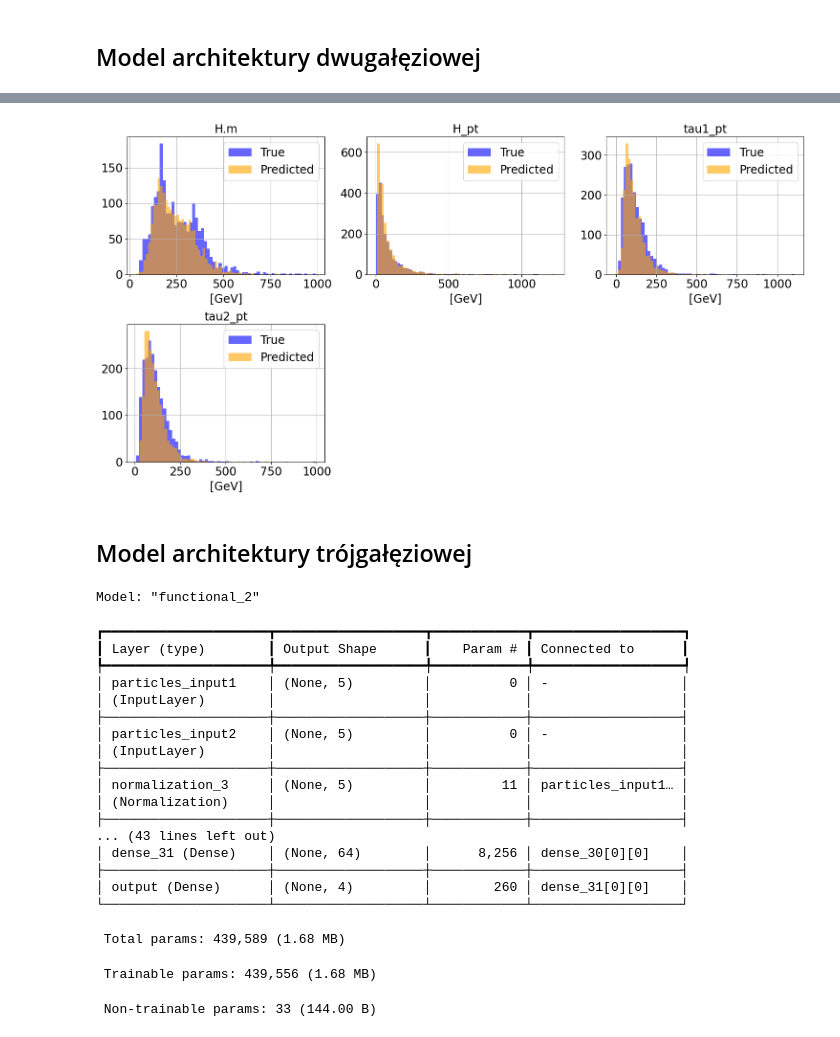
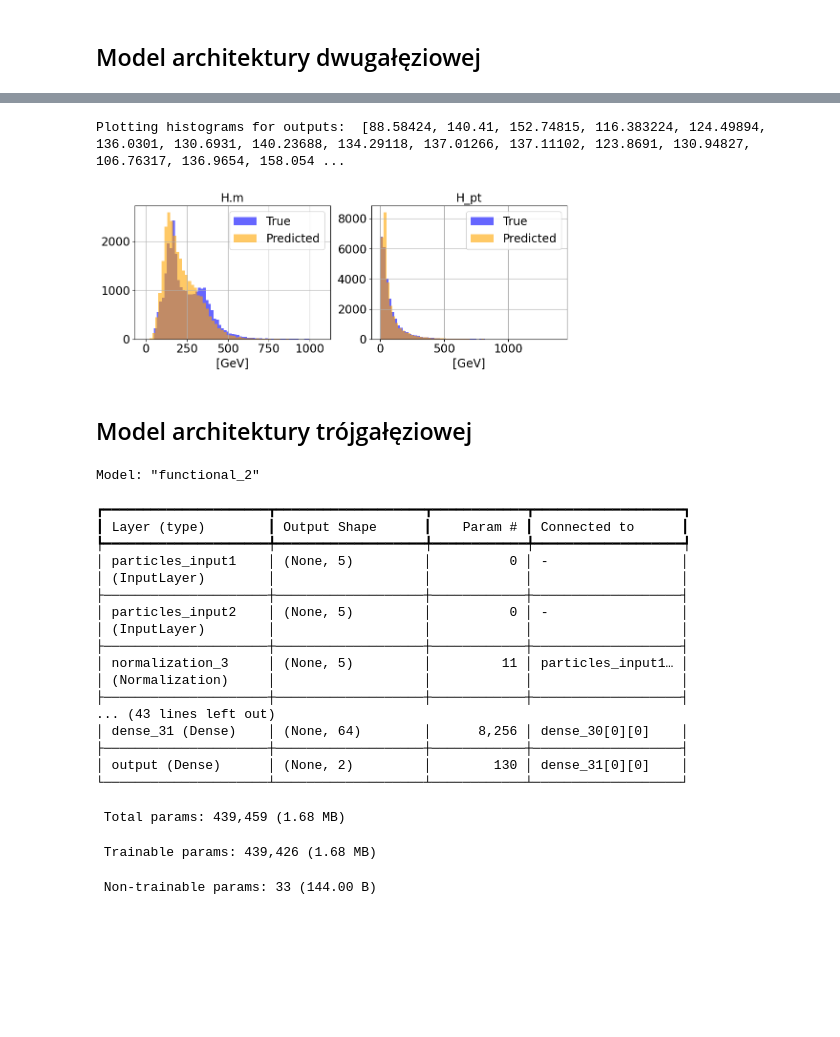
Before and after one commit to jpkusmiersk/Uczenie_maszynowe_2, a Jupyter notebook: projekt/final_project_2.ipynb, the cells around one changed output, grey strips where cells are left out. Cells and saved outputs as stored; diff of their text form; code cells hidden in the pictures; blank space fills up the shorter version.

```diff
--- a/projekt/final_project_2.ipynb
+++ b/projekt/final_project_2.ipynb
@@ -101,6 +101,9 @@ output_targets = [
 
 
 output_targets = ['H.m', 'H_pt','tau1_pt','tau2_pt']
+
+
+output_targets = ['H.m', 'H_pt']
 # %%
 features = df[input_features].astype('float32').values
 labels = df[output_targets].astype('float32').values
@@ -121,6 +124,7 @@ I0000 00:00:1749148904.538396 14980770 pluggable_device_factory.cc:271] Created
 nStepsPerEpoch = project.nStepsPerEpoch
 batchSize = project.batchSize
 output_shape = len(output_targets)
+buffor_size = project.buffor_size
 
 minval = 5.0
 maxval = 55.0
@@ -216,6 +220,6 @@ Model: "FC_regression_model"
  Non-trainable params: 31 (128.00 B)
 # %%
-total_dataset = dataset_train.shuffle(2048).cache()
+total_dataset = dataset_train.shuffle(buffor_size).cache()
 val_batches = total_dataset.take(128)
 train_batches = total_dataset.skip(128)
 
@@ -262,7 +267,7 @@ project.plot_all_labels(model_fc, val_batches, output_targets)
 dataset_train_test = dataset_train.unbatch()
 dataset_split = dataset_train_test.map(project.split_inputs).batch(batchSize).cache()
 
-total_dataset = dataset_split.shuffle(2048).cache()
+total_dataset = dataset_split.shuffle(buffor_size).cache()
 val_batches = total_dataset.take(128)
 train_batches = total_dataset.skip(128)
 # %%
@@ -372,7 +376,8 @@ project.true_vs_predict_H_mass(model_dual, val_batches)
 # %%
-project.plot_all_labels(model_dual, val_batches, output_targets)
+project.plot_all_labels(model_dual, train_batches, output_targets)
 # %% [output]
+Plotting histograms for outputs:  [88.58424, 140.41, 152.74815, 116.383224, 124.49894, 136.0301, 130.6931, 140.23688, 134.29118, 137.01266, 137.11102, 123.8691, 130.94827, 106.76317, 136.9654, 158.054 ...
-[figure, old version]
+[figure, new version]
 # %% [markdown]
 ## Model architektury trójgałęziowej
 # %%
@@ -389,15 +394,27 @@ input_met = tf.keras.Input(shape=(5,), name="met_input")
 
 # Gałąź cząstek - 1
 norm_particles1 = tf.keras.layers.Normalization()(input_particles1)
-x1 = tf.keras.layers.Dense(64, activation='relu')(norm_particles1)
-x1 = tf.keras.layers.Dense(128, activation='relu')(x1)
-x1 = tf.keras.layers.Dense(256, activation='relu')(x1)
+x1 = tf.keras.layers.Dense(64, activation='relu',
+                          bias_initializer=tf.keras.initializers.RandomUniform(minval=-1, maxval=1),
+                          kernel_initializer='he_normal')(norm_particles1)
+x1 = tf.keras.layers.Dense(128, activation='relu',
+                          bias_initializer=tf.keras.initializers.RandomUniform(minval=-1, maxval=1),
+                          kernel_initializer='he_normal')(x1)
+x1 = tf.keras.layers.Dense(256, activation='relu',
+                          bias_initializer=tf.keras.initializers.RandomUniform(minval=-1, maxval=1),
+                          kernel_initializer='he_normal')(x1)
 
 # Gałąź cząstek - 2
 norm_particles2 = tf.keras.layers.Normalization()(input_particles2)
-x2 = tf.keras.layers.Dense(64, activation='relu')(norm_particles2)
-x2 = tf.keras.layers.Dense(128, activation='relu')(x2)
-x2 = tf.keras.layers.Dense(256, activation='relu')(x2)
+x2 = tf.keras.layers.Dense(64, activation='relu',
+                          bias_initializer=tf.keras.initializers.RandomUniform(minval=-1, maxval=1),
+                          kernel_initializer='he_normal')(norm_particles2)
+x2 = tf.keras.layers.Dense(128, activation='relu',
+                          bias_initializer=tf.keras.initializers.RandomUniform(minval=-1, maxval=1),
+                          kernel_initializer='he_normal')(x2)
+x2 = tf.keras.layers.Dense(256, activation='relu',
+                          bias_initializer=tf.keras.initializers.RandomUniform(minval=-1, maxval=1),
+                          kernel_initializer='he_normal')(x2)
 
 
 #Połączona gałąź cząstek
@@ -411,9 +428,15 @@ x12 = tf.keras.layers.Dense(64, activation='relu',
 
 # Gałąź MET
 norm_met = tf.keras.layers.Normalization()(input_met)
-x3 = tf.keras.layers.Dense(32, activation='relu')(norm_met)
-x3 = tf.keras.layers.Dense(64, activation='relu')(x3)
-x3 = tf.keras.layers.Dense(128, activation='relu')(x3)
+x3 = tf.keras.layers.Dense(32, activation='relu',
+                          bias_initializer=tf.keras.initializers.RandomUniform(minval=-1, maxval=1),
+                          kernel_initializer='he_normal')(norm_met)
+x3 = tf.keras.layers.Dense(64, activation='relu',
+                          bias_initializer=tf.keras.initializers.RandomUniform(minval=-1, maxval=1),
+                          kernel_initializer='he_normal')(x3)
+x3 = tf.keras.layers.Dense(128, activation='relu',
+                          bias_initializer=tf.keras.initializers.RandomUniform(minval=-1, maxval=1),
+                          kernel_initializer='he_normal')(x3)
 
 # Połączenie
 x = tf.keras.layers.concatenate([x12, x3])
@@ -451,10 +474,10 @@ Model: "functional_2"
 ... (43 lines left out)
 │ dense_31 (Dense)    │ (None, 64)        │      8,256 │ dense_30[0][0]    │
 ├─────────────────────┼───────────────────┼────────────┼───────────────────┤
-│ output (Dense)      │ (None, 4)         │        260 │ dense_31[0][0]    │
+│ output (Dense)      │ (None, 2)         │        130 │ dense_31[0][0]    │
 └─────────────────────┴───────────────────┴────────────┴───────────────────┘
- Total params: 439,589 (1.68 MB)
+ Total params: 439,459 (1.68 MB)
- Trainable params: 439,556 (1.68 MB)
+ Trainable params: 439,426 (1.68 MB)
  Non-trainable params: 33 (144.00 B)
 # %%
 importlib.reload(project);
```
Also changed, not shown: parts of 18 cells of this notebook, 4 other files.
